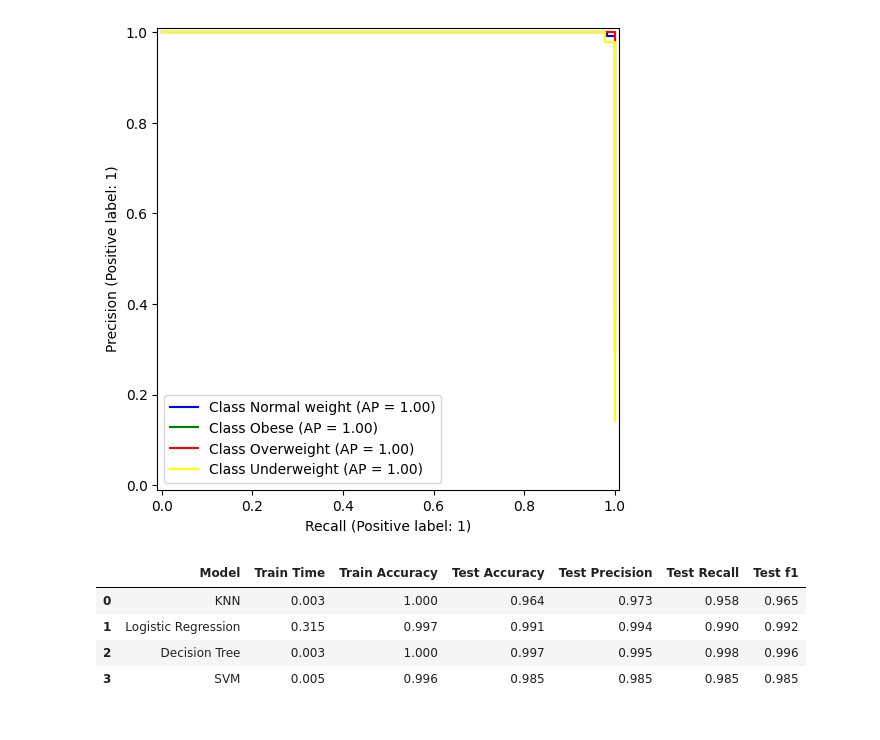
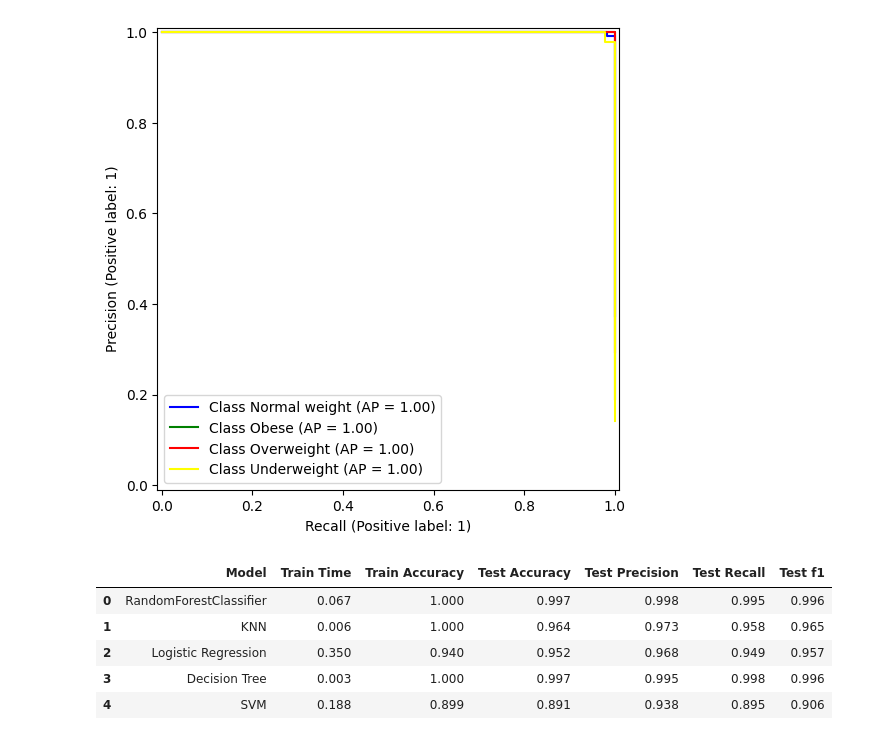
Before and after one commit to asoali67/Capstone, a Jupyter notebook: Capstone.ipynb, the cells around one changed output. Drawn from its saved outputs; the diff is of its cells as text; code cells hidden in the pictures.

```diff
--- a/Capstone.ipynb
+++ b/Capstone.ipynb
@@ -337,7 +344,7 @@ print(X_train.head())
 
 GridSearchCV will be used to fined the optimized parameters for each model
 # %%
-# I am going to use GridSearchCVto find the optimal parameters for the RandomForestClassifier
+# I am going to use GridSearchCV to find the optimal parameters for the RandomForestClassifier
 
 rf = RandomForestClassifier(random_state=42)
 
@@ -357,14 +364,14 @@ grid_search = GridSearchCV(
     n_jobs=-1,
     verbose=1)
 
-grid_search.fit(X_train, y_train)
+grid_search.fit(X_reduced_train, y_train)
 
 print(f"Best Hyperparameters: {grid_search.best_params_}")
 print(f"Best Cross-Validation Score: {grid_search.best_score_:.4f}")
 
 # 8. Evaluate the best model on the unseen test set
 best_model = grid_search.best_estimator_
-y_pred = best_model.predict(X_test)
+y_pred = best_model.predict(X_reduced_test)
 test_accuracy = accuracy_score(y_test, y_pred)
 print(f"Test Set Accuracy: {test_accuracy:.4f}")
 # %% [output]
@@ -377,13 +384,13 @@ Test Set Accuracy: 0.9970
 
 knn_pipe = Pipeline([
     ('scaler', StandardScaler()),
-    ('knn', KNeighborsClassifier())
+    ('knn', OneVsRestClassifier(KNeighborsClassifier()))
     ])
 
 param_grid = {
-    'knn__n_neighbors': range(1, 50, 2),
-    'knn__weights': ['uniform', 'distance'],
-    'knn__p': [1, 2]  # 1 = Manhattan distance, 2 = Euclidean distance
+    'knn__estimator__n_neighbors': range(1, 50, 2),
+    'knn__estimator__weights': ['uniform', 'distance'],
+    'knn__estimator__p': [1, 2]  # 1 = Manhattan distance, 2 = Euclidean distance
 }
 
 knn_grid = GridSearchCV(knn_pipe,
@@ -393,7 +400,7 @@ knn_grid = GridSearchCV(knn_pipe,
                         n_jobs=-1,
                         refit='f1_macro',
                         error_score="raise")
-knn_grid.fit(X_train, y_train)
+knn_grid.fit(X_reduced_train, y_train)
 
 print(knn_grid.best_estimator_)
 # %% [output]
@@ -466,7 +478,7 @@ dtree_grid = GridSearchCV(estimator=dtree_pipeline,
                            refit='f1_macro',
                            error_score="raise")
 
-dtree_grid.fit(X_train, y_train)
+dtree_grid.fit(X_reduced_train, y_train)
 
 print(dtree_grid.best_estimator_)
 # %% [output]
@@ -475,18 +487,18 @@ Pipeline(steps=[('scaler', StandardScaler()),
 # %%
 svce_pipeline = Pipeline([
     ('scaler', StandardScaler()),
-    ('svc', SVC())
+    ('svc', OneVsRestClassifier(SVC()))
 ])
 
 svc_param_grid = [
     {
-        'svc__C': [0.1, 1, 10, 100],
-        'svc__kernel': ['linear', 'poly']
+        'svc__estimator__C': [0.1, 1, 10, 100],
+        'svc__estimator__kernel': ['linear', 'poly']
     },
     {
-        'svc__C': [0.1, 1, 10, 100],
-        'svc__gamma': [0.001, 0.01, 0.1, 1],
-        "svc__kernel": ['rbf', 'sigmoid']
+        'svc__estimator__C': [0.1, 1, 10, 100],
+        'svc__estimator__gamma': [0.001, 0.01, 0.1, 1],
+        "svc__estimator__kernel": ['rbf', 'sigmoid']
     }
 ]
 
@@ -498,7 +510,7 @@ svc_grid = GridSearchCV(estimator=svce_pipeline,
                            refit='f1_macro',
                            error_score="raise")
 
-svc_grid.fit(X_train, y_train)
+svc_grid.fit(X_reduced_train, y_train)
 
 print(svc_grid.best_estimator_)
 # %% [output]
@@ -590,21 +616,22 @@ plt.show()
 # %% [output]
 [figure]
 # %%
-# this is just a prilimenary model testing to see which model performs best on the data. The models will be tuned later on.
-# GridSearchCV going to be part of the model tuning process to find the best hyperparameters for each model.
+# Using GridSearchCV to tune the parameters for the models.
 
 finall_models = {
-    'KNN':KNeighborsClassifier(n_neighbors=13, p=1, weights='distance'),
-    'Logistic Regression': LogisticRegression(C=np.float64(11.288378916846883), l1_ratio=1, max_iter=10000, solver='saga'),
+    'RandomForestClassifier' : RandomForestClassifier(oob_score= True, random_state=42, n_estimators=50,min_samples_leaf = 1,min_samples_split = 2),
+    'KNN':OneVsRestClassifier(KNeighborsClassifier(n_neighbors=13, p=1, weights='distance')),
+    'Logistic Regression': OneVsRestClassifier(LogisticRegression(C=np.float64(11.288378916846883), l1_ratio=1, max_iter=10000, solver='saga')),
     'Decision Tree': DecisionTreeClassifier(random_state=42),
-    'SVM':SVC(C=100,gamma=0.01,kernel='linear')
+    'SVM':OneVsRestClassifier(SVC(C=100,gamma=0.01,kernel='linear'))
 }
 
-comparison_final = pd.DataFrame(get_model_performace(X_train, y_train, y_test, finall_models))
+comparison_final = pd.DataFrame(get_model_performace(X_reduced_train, X_reduced_test, y_train, y_test, finall_models))
 comparison_final.round(3)
 # %% [output]
 |  | Model | Train Time | Train Accuracy | Test Accuracy | Test Precision | Test Recall | Test f1 |
-| 0 | KNN | 0.003 | 1.000 | 0.964 | 0.973 | 0.958 | 0.965 |
-| 1 | Logistic Regression | 0.315 | 0.997 | 0.991 | 0.994 | 0.990 | 0.992 |
-| 2 | Decision Tree | 0.003 | 1.000 | 0.997 | 0.995 | 0.998 | 0.996 |
-| 3 | SVM | 0.005 | 0.996 | 0.985 | 0.985 | 0.985 | 0.985 |
+| 0 | RandomForestClassifier | 0.067 | 1.000 | 0.997 | 0.998 | 0.995 | 0.996 |
+| 1 | KNN | 0.006 | 1.000 | 0.964 | 0.973 | 0.958 | 0.965 |
+| 2 | Logistic Regression | 0.350 | 0.940 | 0.952 | 0.968 | 0.949 | 0.957 |
+| 3 | Decision Tree | 0.003 | 1.000 | 0.997 | 0.995 | 0.998 | 0.996 |
+| 4 | SVM | 0.188 | 0.899 | 0.891 | 0.938 | 0.895 | 0.906 |
```
Also changed, not shown: parts of 22 cells of this notebook.
